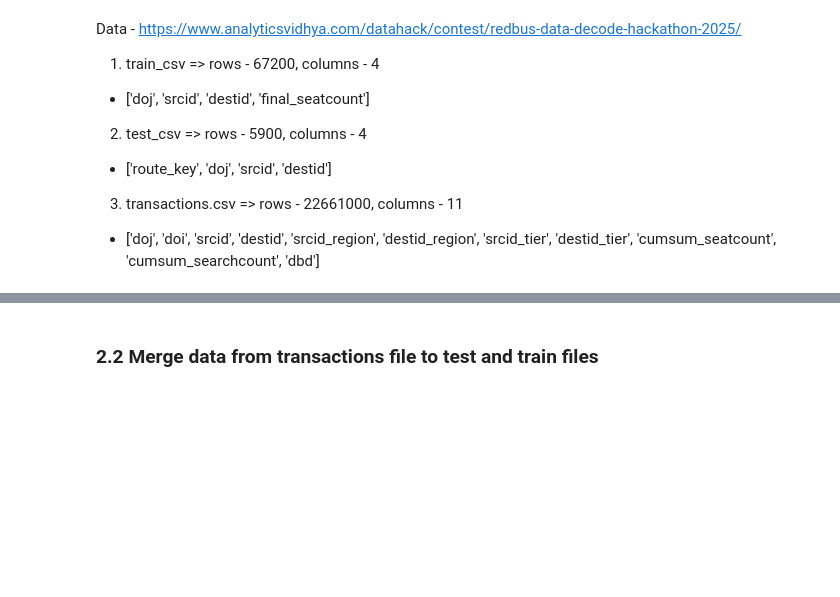
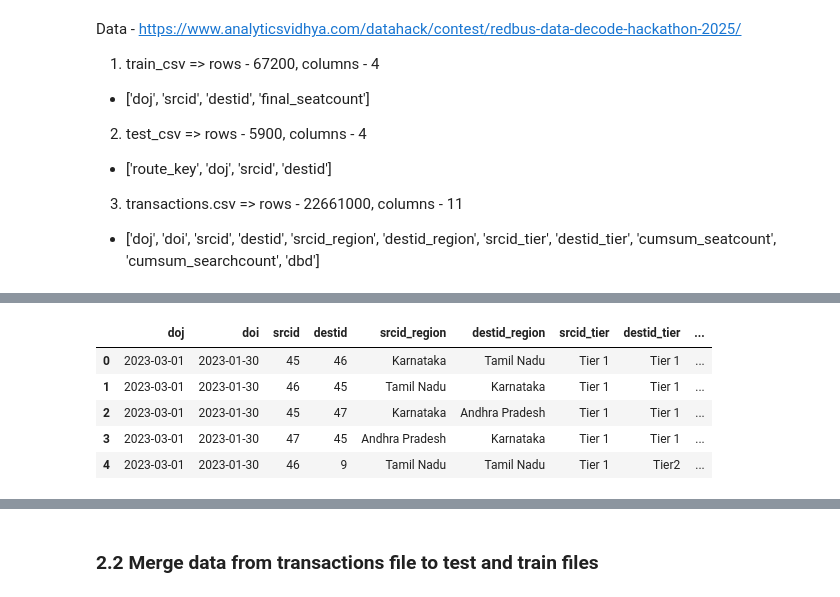
Before and after one commit to Viswa220522/redbus-hackathon, a Jupyter notebook: redbus_EDA.ipynb, the cells around one changed output, grey strips where cells are left out. Cells and saved outputs as stored; diff of their text form; code cells hidden in the pictures; blank space fills up the shorter version.

```diff
--- a/redbus_EDA.ipynb
+++ b/redbus_EDA.ipynb
@@ -115,0 +170,9 @@ test shape -> (5900, 3)
+# %%
+trans_df.head()
+# %% [output]
+|  | doj | doi | srcid | destid | srcid_region | destid_region | srcid_tier | destid_tier | ... |
+| 0 | 2023-03-01 | 2023-01-30 | 45 | 46 | Karnataka | Tamil Nadu | Tier 1 | Tier 1 | ... |
+| 1 | 2023-03-01 | 2023-01-30 | 46 | 45 | Tamil Nadu | Karnataka | Tier 1 | Tier 1 | ... |
+| 2 | 2023-03-01 | 2023-01-30 | 45 | 47 | Karnataka | Andhra Pradesh | Tier 1 | Tier 1 | ... |
+| 3 | 2023-03-01 | 2023-01-30 | 47 | 45 | Andhra Pradesh | Karnataka | Tier 1 | Tier 1 | ... |
+| 4 | 2023-03-01 | 2023-01-30 | 46 | 9 | Tamil Nadu | Tamil Nadu | Tier 1 | Tier2 | ... |
```
Also changed, not shown: parts of 41 cells of this notebook, 6 other files.
